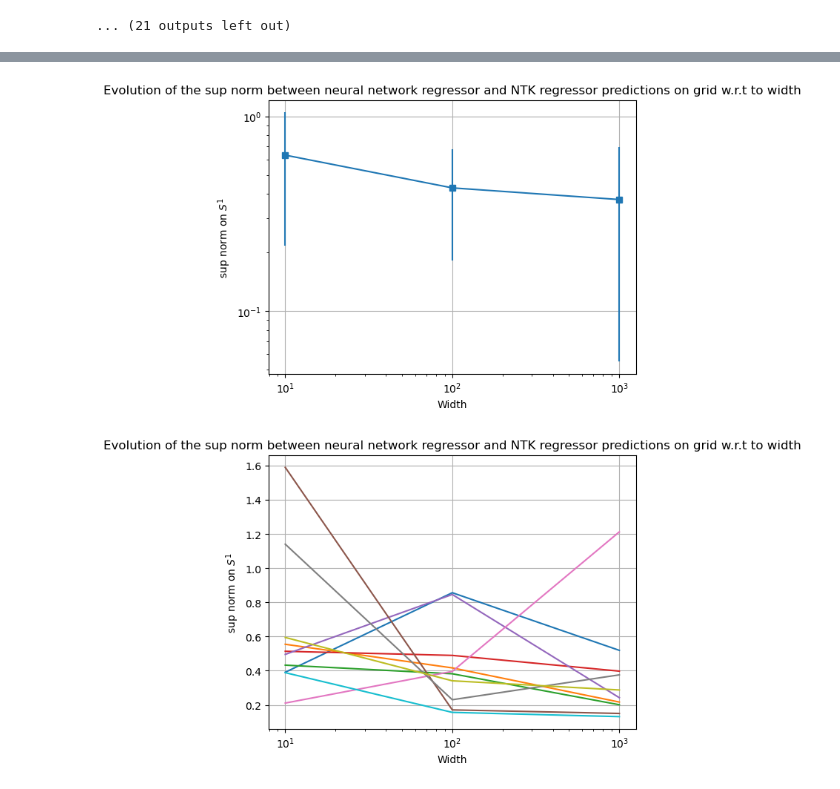
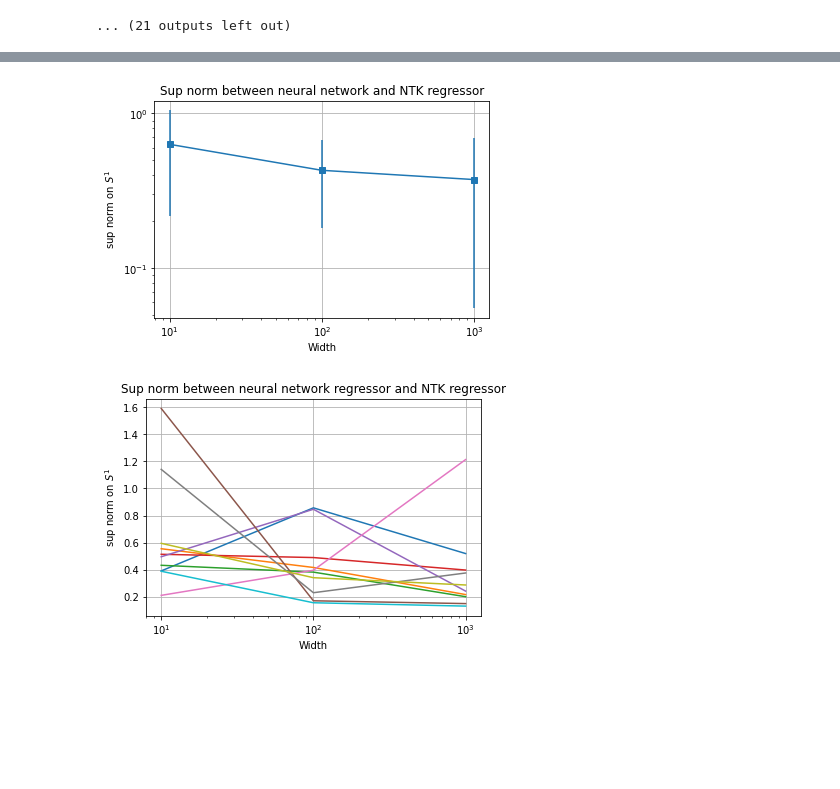
Before and after one commit to MagamedT/ntk-experiments, a Jupyter notebook: NTK_experiments_final_commented_checked.ipynb, the cells around one changed output, grey strips where cells are left out. Cells and saved outputs as stored; diff of their text form; code cells hidden in the pictures; blank space fills up the shorter version.

```diff
--- a/NTK_experiments_final_commented_checked.ipynb
+++ b/NTK_experiments_final_commented_checked.ipynb
@@ -288,15 +283,14 @@ t=12000  loss=0.000000
 t=16000  loss=0.000000
 ... (21 outputs left out)
 # %%
-# Cellula to preprocess the recorded metrics
+# computing some aggregated metrics
 def agg(d):
-    """ small helper to mean/std aggregate across seeds """
+    """Computing mean/std across seeds."""
     xs = list(d.keys())
     mus = [float(np.mean(d[w])) for w in xs]
     sig = [float(np.std(d[w], ddof=1)) if len(d[w])>1 else 0.0 for w in xs]
     return xs, mus, sig
 
-# aggregate the computed metrics
 _,  l2_krr_m,  l2_krr_s  = agg(l2_krr)
 xs,  linf_krr_m, linf_krr_s = agg(linf_krr)
 # %%
@@ -342,22 +337,22 @@ plt.show()
 # %%
 # Evolution of the sup norm between neural network regressor and NTK regressor w.r.t to width of the trained networks
 
 plt.figure()
 # plot mean of the network prediction minus NTK predictions ± std across seeds
 plt.errorbar(xs, linf_krr_m, yerr=linf_krr_s, marker='s')
 plt.xscale('log')
 plt.yscale('log')
 plt.xlabel('Width')
 plt.ylabel(r'sup norm on $S^1$')
-plt.title('Evolution of the sup norm between neural network regressor and NTK regressor predictions on grid w.r.t to width')
+plt.title('Sup norm between neural network and NTK regressor')
 plt.grid(True)
 plt.show()
 
-# Comment: Either does not decay or decay very slowly
+# Comment: Either does not decay or decays very slowly
 # %% [output]
-[figure, old version]
+[figure, new version]
 # %%
-# Same plot as in the previous cellula, but instead of mean ± std, we plot all the seeds of sup norm between neural network regressor and NTK regressor w.r.t to width of the trained networks
+# Same plot as in the previous cell, but instead of mean ± std, we plot all trajectories
 
 linf_krr_array = np.array([v for k, v in linf_krr.items()])
 
@@ -366,10 +361,10 @@ plt.plot(xs, linf_krr_array)
 plt.xscale('log')
 plt.xlabel('Width')
 plt.ylabel(r'sup norm on $S^1$')
-plt.title('Evolution of the sup norm between neural network regressor and NTK regressor predictions on grid w.r.t to width')
+plt.title('Sup norm between neural network regressor and NTK regressor')
 plt.grid(True)
 
 # Comment: We see that some runs do not even decay
 # %% [output]
-[figure, old version]
+[figure, new version]
 # %%
```
Also changed, not shown: parts of 7 cells of this notebook.
